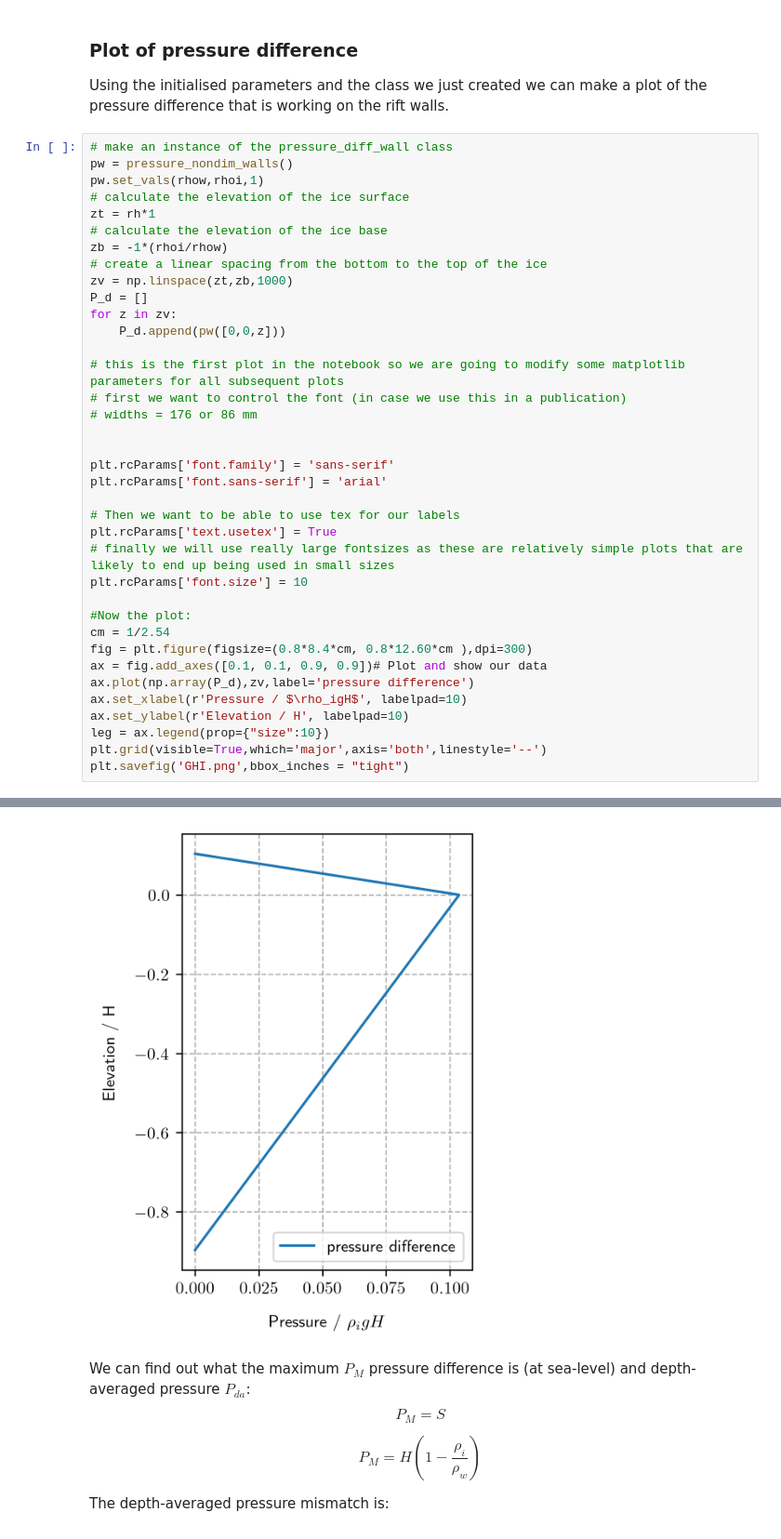
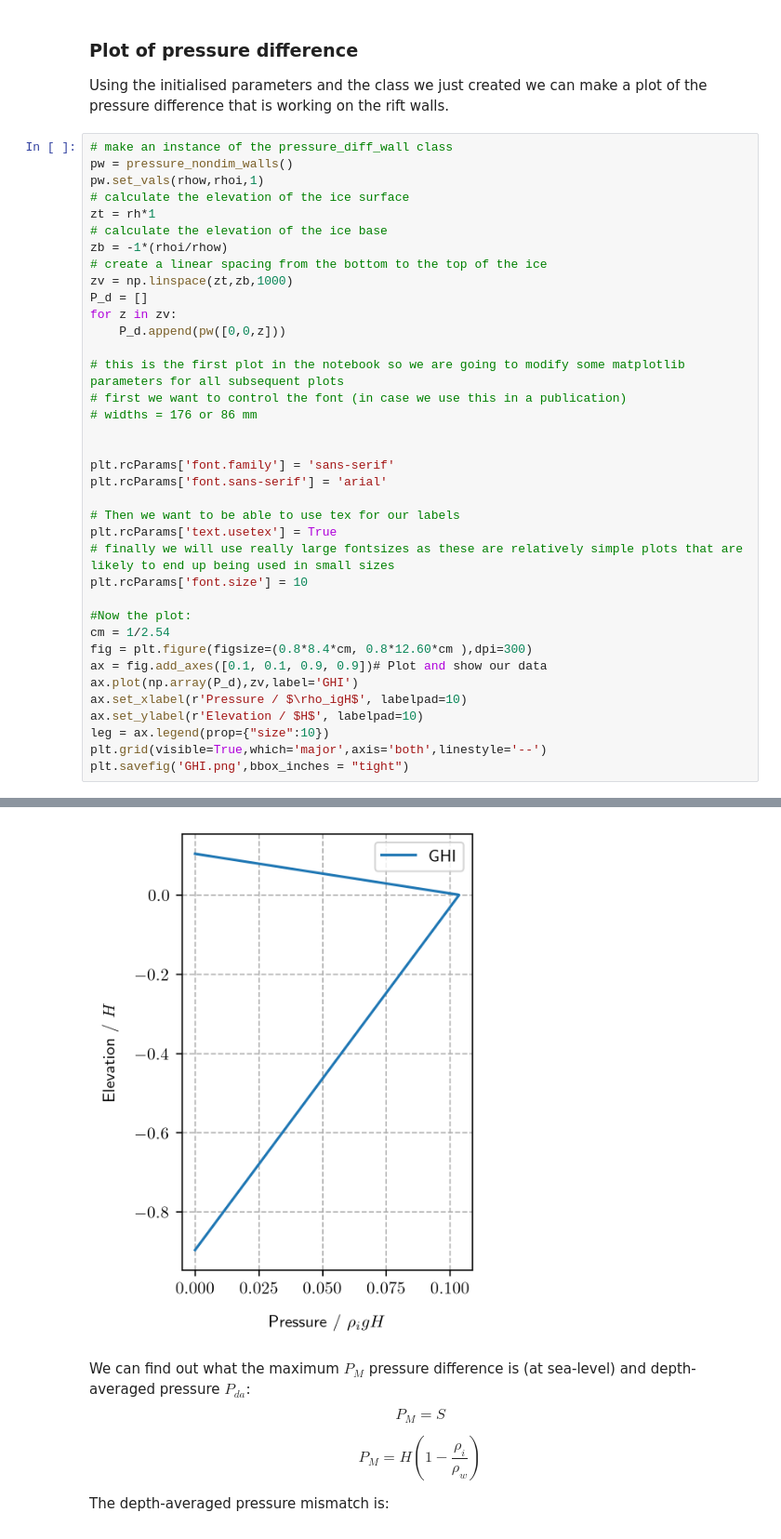
Before and after one commit to mforb/2Dv3D_rift_FEniCS, a Jupyter notebook: MF_3D_2D_paper.ipynb, the cells around one changed output, grey strips where cells are left out. Shown at 93% size. Saved outputs shown, nothing was run; the diff lists cells and outputs as text.

```diff
--- a/MF_3D_2D_paper.ipynb
+++ b/MF_3D_2D_paper.ipynb
@@ -333,36 +325,36 @@ zt = rh*1
 zb = -1*(rhoi/rhow)
 # create a linear spacing from the bottom to the top of the ice
 zv = np.linspace(zt,zb,1000)
 P_d = []
 for z in zv:
     P_d.append(pw([0,0,z]))
 
 # this is the first plot in the notebook so we are going to modify some matplotlib parameters for all subsequent plots
 # first we want to control the font (in case we use this in a publication)
 # widths = 176 or 86 mm
 
 
 plt.rcParams['font.family'] = 'sans-serif'
 plt.rcParams['font.sans-serif'] = 'arial'
 
 # Then we want to be able to use tex for our labels
 plt.rcParams['text.usetex'] = True
 # finally we will use really large fontsizes as these are relatively simple plots that are likely to end up being used in small sizes
 plt.rcParams['font.size'] = 10
 
 #Now the plot:
 cm = 1/2.54
 fig = plt.figure(figsize=(0.8*8.4*cm, 0.8*12.60*cm ),dpi=300)
 ax = fig.add_axes([0.1, 0.1, 0.9, 0.9])# Plot and show our data
-ax.plot(np.array(P_d),zv,label='pressure difference')
+ax.plot(np.array(P_d),zv,label='GHI')
 ax.set_xlabel(r'Pressure / $\rho_igH$', labelpad=10)
-ax.set_ylabel(r'Elevation / H', labelpad=10)
+ax.set_ylabel(r'Elevation / $H$', labelpad=10)
 leg = ax.legend(prop={"size":10})
 plt.grid(visible=True,which='major',axis='both',linestyle='--')
 plt.savefig('GHI.png',bbox_inches = "tight")
 # %% [output]
 Height above water is :  0.10361681329423267
-[figure, old version]
+[figure, new version]
 # %% [markdown]
 We can find out what the maximum $P_M$ pressure difference is (at sea-level) and depth-averaged pressure $P_{da}$:
 $$ P_M = S $$
```
Also changed, not shown: parts of 14 cells of this notebook, 13 other files.
